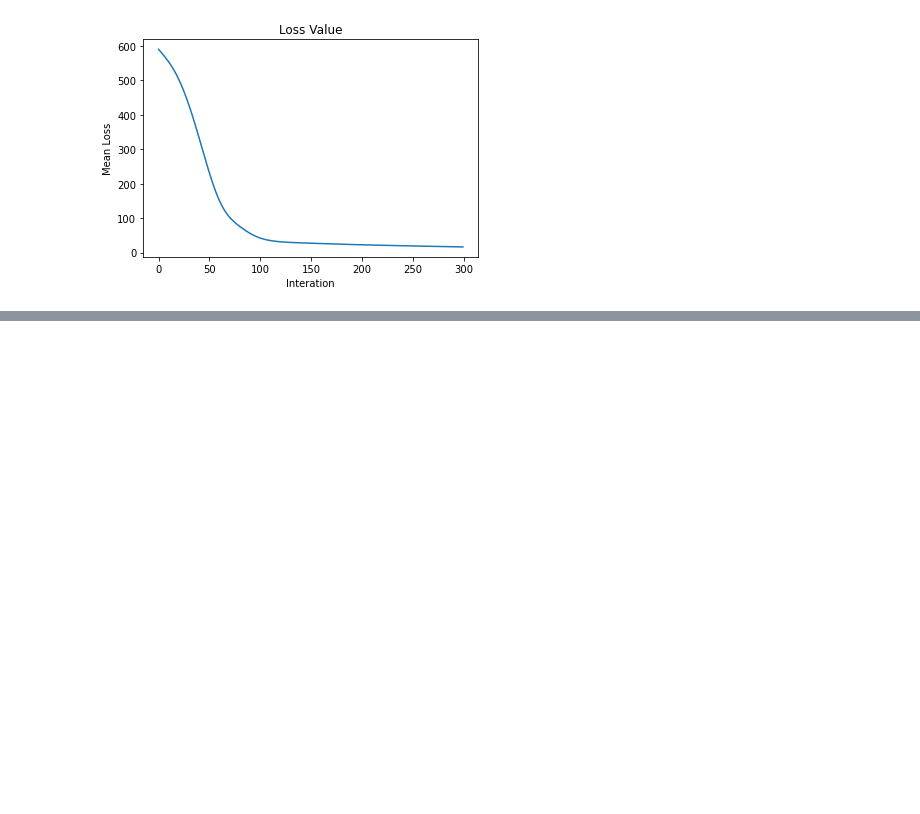
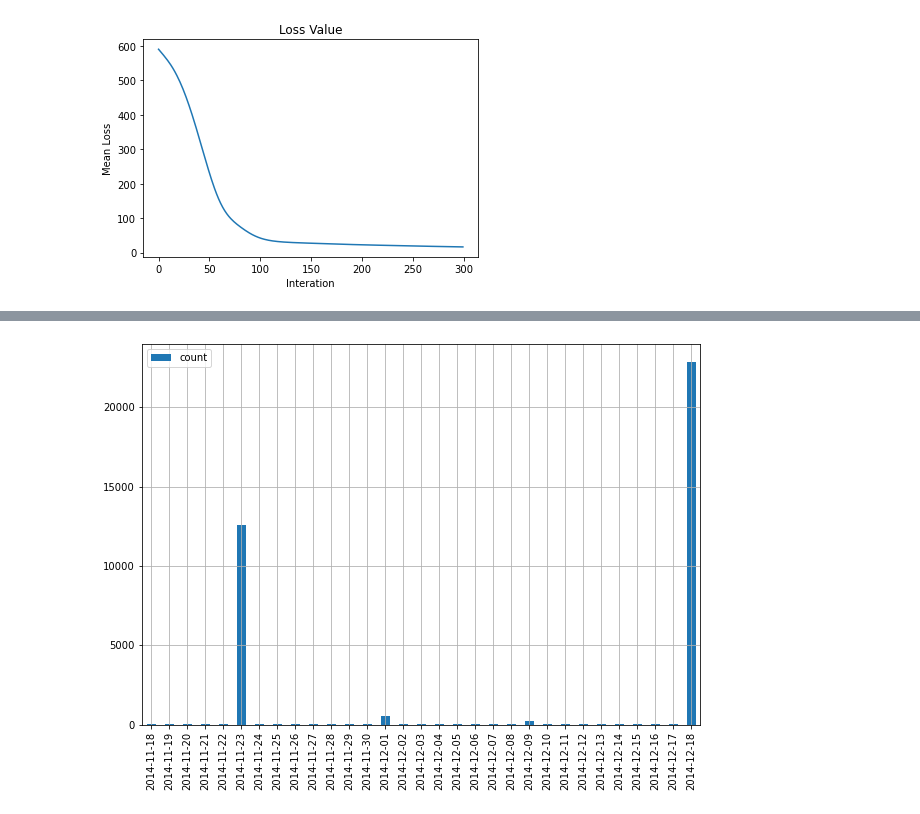
Before and after one commit to ruizhuwu/BI, a Jupyter notebook: week7/homework1.ipynb, the cells around one changed output, grey strips where cells are left out. Drawn from its saved outputs; the diff is of its cells as text; code cells hidden in the pictures; blank space fills up the shorter version.

```diff
--- a/week7/homework1.ipynb
+++ b/week7/homework1.ipynb
@@ -137,0 +319,8 @@ plt.show()
+# %%
+# 读取商品子集P
+df_p = pd.read_csv('./fresh_comp_offline/tianchi_fresh_comp_train_item.csv')
+print(df_p.head())
+
+# 以item_id为链接，合并df_p和df
+df = pd.merge(df, df_p, on=['item_id']).set_index('time') # 留下交集部分并需要重新将时间设为索引
+df.head()
@@ -137,0 +341,4 @@ plt.show()
+# %%
+# 可视化
+show_by_day(df)
+# %% [output]
@@ -137,0 +362 @@ plt.show()
+[figure, added]
```
Also changed, not shown: parts of 18 cells of this notebook.
